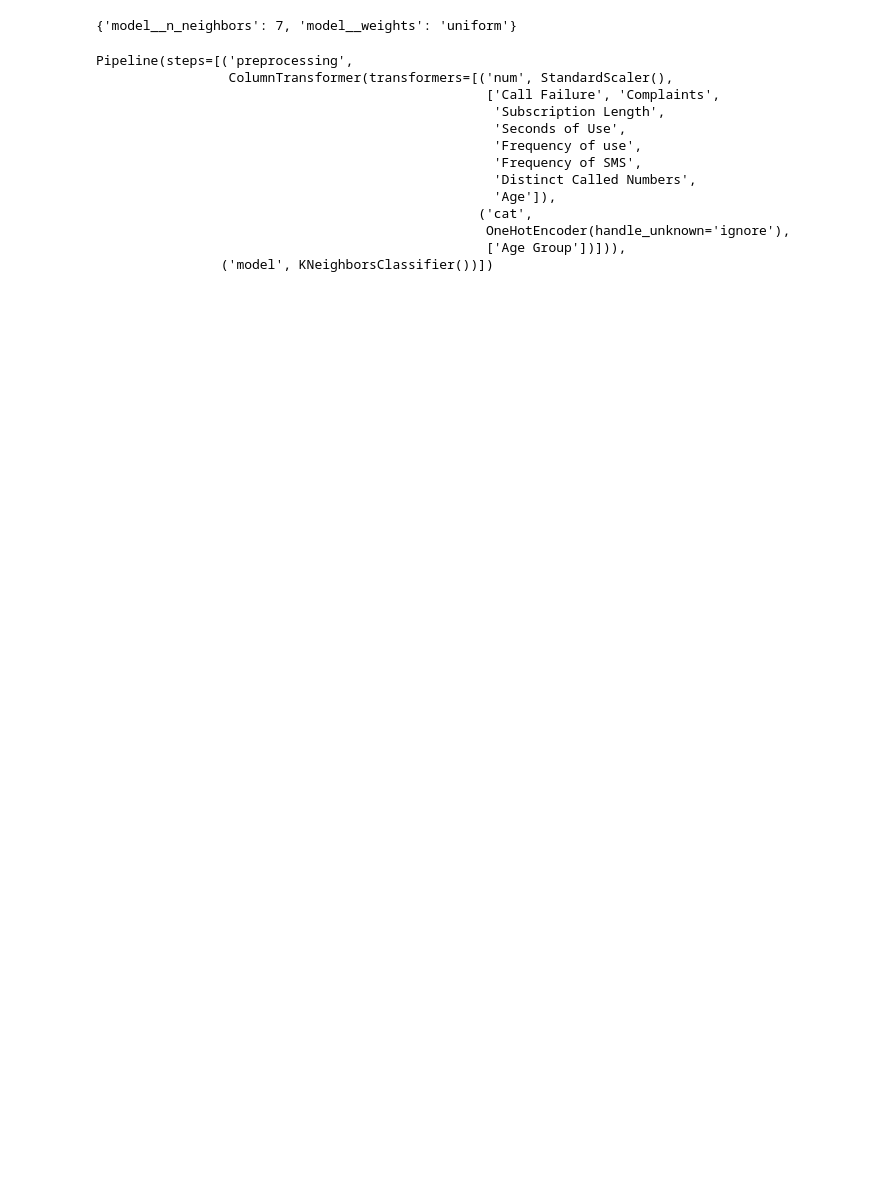
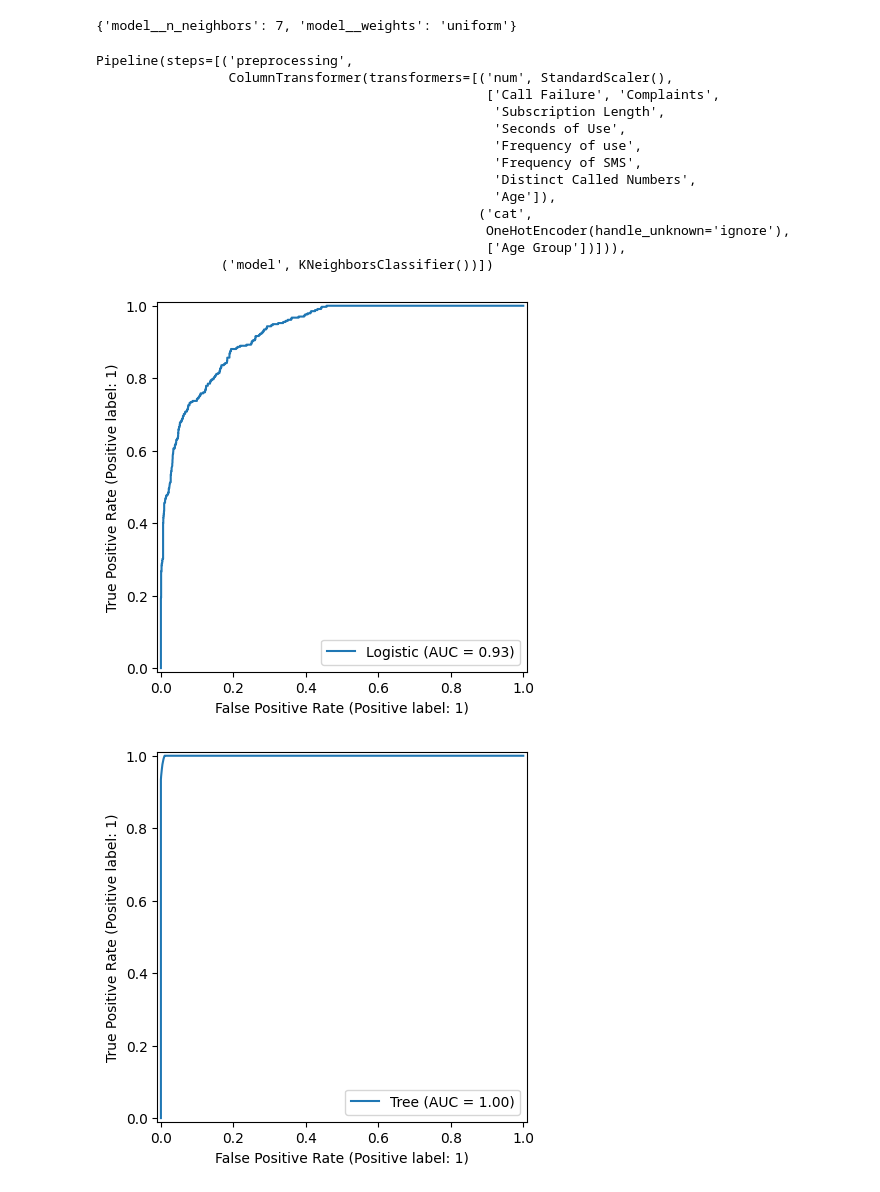
Before and after one commit to Murielle01/BP-3.4, a Jupyter notebook: scripts/opdracht 2/Nearest neighbor.ipynb, the cells around one changed output. Drawn from its saved outputs; the diff is of its cells as text; code cells hidden in the pictures; blank space fills up the shorter version.

```diff
--- a/scripts/opdracht 2/Nearest neighbor.ipynb
+++ b/scripts/opdracht 2/Nearest neighbor.ipynb
@@ -230,0 +265,48 @@ Pipeline(steps=[('preprocessing',
+# %%
+#random forest
+from sklearn.ensemble import RandomForestClassifier
+
+rf_pipe = Pipeline([
+    ("preprocessing", preprocessor),
+    ("model", RandomForestClassifier())
+])
+
+rf_pipe.fit(X, y)
+
+prob_rf = rf_pipe.predict_proba(X)[:,1]
+# %%
+#SVM model
+from sklearn.svm import SVC
+
+svm_pipe = Pipeline([
+    ("preprocessing", preprocessor),
+    ("model", SVC(probability=True))
+])
+
+svm_pipe.fit(X, y)
+
+prob_svm = svm_pipe.predict_proba(X)[:,1]
+# %%
+#nearest neighbor model
+from sklearn.neighbors import KNeighborsClassifier
+
+knn_pipe = Pipeline([
+    ("preprocessing", preprocessor),
+    ("model", KNeighborsClassifier())
+])
+
+knn_pipe.fit(X, y)
+
+prob_knn = knn_pipe.predict_proba(X)[:,1]
+# %%
+#ROC vergelijken
+RocCurveDisplay.from_predictions(y, prob_logit, name="Logistic")
+RocCurveDisplay.from_predictions(y, prob_tree, name="Tree")
+RocCurveDisplay.from_predictions(y, prob_rf, name="Random Forest")
+RocCurveDisplay.from_predictions(y, prob_svm, name="SVM")
+RocCurveDisplay.from_predictions(y, prob_knn, name="KNN")
+
+plt.show()
+# %% [output]
+[figure, added]
+[figure, added]
```
Also changed, not shown: parts of 5 cells of this notebook.
